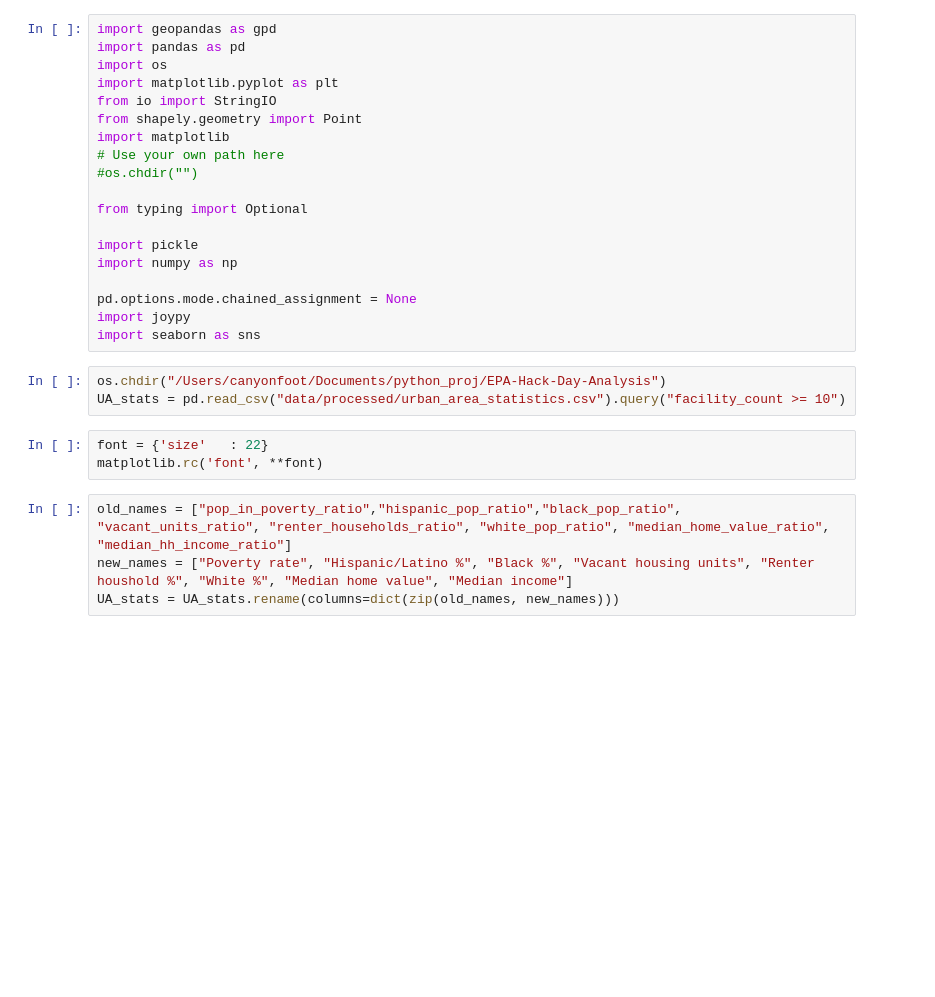
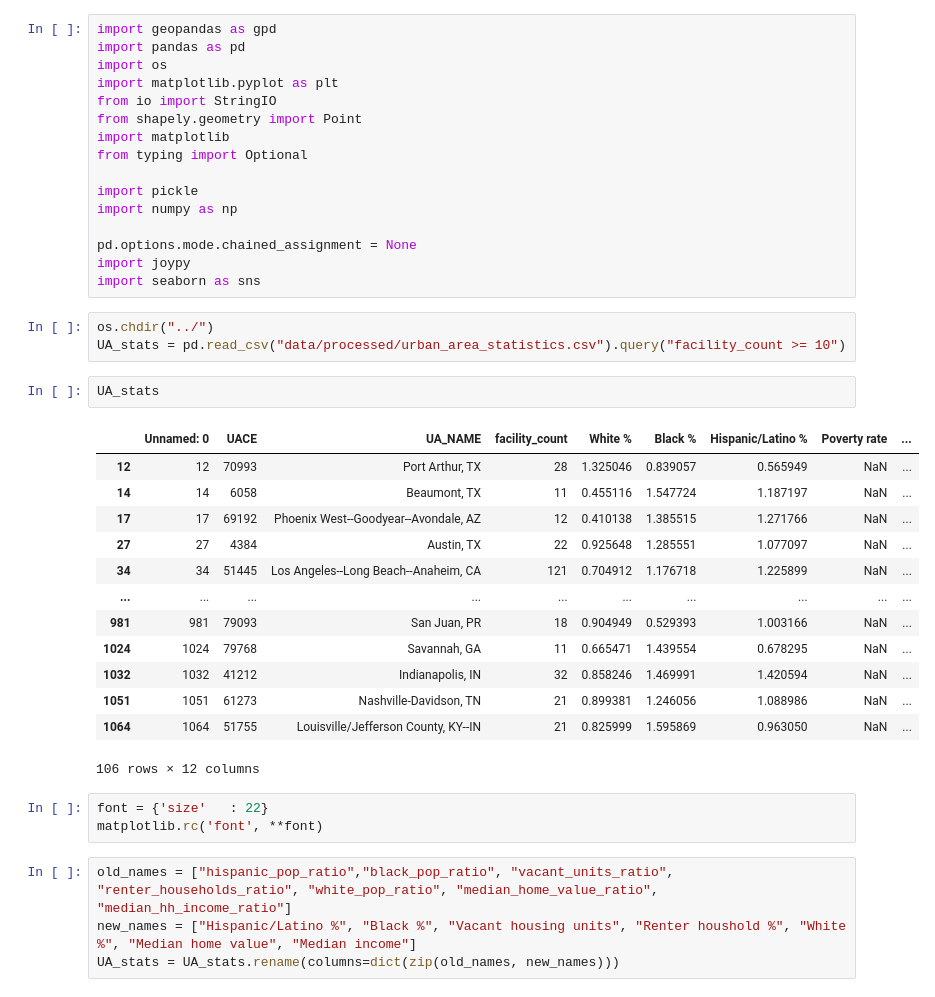
Before and after one commit to tsdataclinic/EPA-Hack-Day-Analysis, a Jupyter notebook: notebooks/ridgeplot.ipynb, the cells around one changed output. Cells and saved outputs as stored; diff of their text form; blank space fills up the shorter version.

```diff
--- a/notebooks/ridgeplot.ipynb
+++ b/notebooks/ridgeplot.ipynb
@@ -6,9 +6,6 @@ import matplotlib.pyplot as plt
 from io import StringIO
 from shapely.geometry import Point
 import matplotlib
-# Use your own path here
-#os.chdir("")
-
 from typing import Optional
 
 import pickle
@@ -18,14 +15,30 @@ pd.options.mode.chained_assignment = None
 import joypy
 import seaborn as sns
 # %%
-os.chdir("/Users/canyonfoot/Documents/python_proj/EPA-Hack-Day-Analysis")
+os.chdir("../")
 UA_stats = pd.read_csv("data/processed/urban_area_statistics.csv").query("facility_count >= 10")
+# %%
+UA_stats
+# %% [output]
+|  | Unnamed: 0 | UACE | UA_NAME | facility_count | White % | Black % | Hispanic/Latino % | Poverty rate | ... |
+| 12 | 12 | 70993 | Port Arthur, TX | 28 | 1.325046 | 0.839057 | 0.565949 | NaN | ... |
+| 14 | 14 | 6058 | Beaumont, TX | 11 | 0.455116 | 1.547724 | 1.187197 | NaN | ... |
+| 17 | 17 | 69192 | Phoenix West--Goodyear--Avondale, AZ | 12 | 0.410138 | 1.385515 | 1.271766 | NaN | ... |
+| 27 | 27 | 4384 | Austin, TX | 22 | 0.925648 | 1.285551 | 1.077097 | NaN | ... |
+| 34 | 34 | 51445 | Los Angeles--Long Beach--Anaheim, CA | 121 | 0.704912 | 1.176718 | 1.225899 | NaN | ... |
+| ... | ... | ... | ... | ... | ... | ... | ... | ... | ... |
+| 981 | 981 | 79093 | San Juan, PR | 18 | 0.904949 | 0.529393 | 1.003166 | NaN | ... |
+| 1024 | 1024 | 79768 | Savannah, GA | 11 | 0.665471 | 1.439554 | 0.678295 | NaN | ... |
+| 1032 | 1032 | 41212 | Indianapolis, IN | 32 | 0.858246 | 1.469991 | 1.420594 | NaN | ... |
+| 1051 | 1051 | 61273 | Nashville-Davidson, TN | 21 | 0.899381 | 1.246056 | 1.088986 | NaN | ... |
+| 1064 | 1064 | 51755 | Louisville/Jefferson County, KY--IN | 21 | 0.825999 | 1.595869 | 0.963050 | NaN | ... |
+106 rows × 12 columns
 # %%
 font = {'size'   : 22}
 matplotlib.rc('font', **font)
 # %%
-old_names = ["pop_in_poverty_ratio","hispanic_pop_ratio","black_pop_ratio", "vacant_units_ratio", "renter_households_ratio", "white_pop_ratio", "median_home_value_ratio", "median_hh_income_ratio"]
-new_names = ["Poverty rate", "Hispanic/Latino %", "Black %", "Vacant housing units", "Renter houshold %", "White %", "Median home value", "Median income"]
+old_names = ["hispanic_pop_ratio","black_pop_ratio", "vacant_units_ratio", "renter_households_ratio", "white_pop_ratio", "median_home_value_ratio", "median_hh_income_ratio"]
+new_names = ["Hispanic/Latino %", "Black %", "Vacant housing units", "Renter houshold %", "White %", "Median home value", "Median income"]
 UA_stats = UA_stats.rename(columns=dict(zip(old_names, new_names)))
 # %%
 plt.rcParams.update({'font.size': 25})
```
Also changed, not shown: parts of 6 cells of this notebook, 26 other files.
